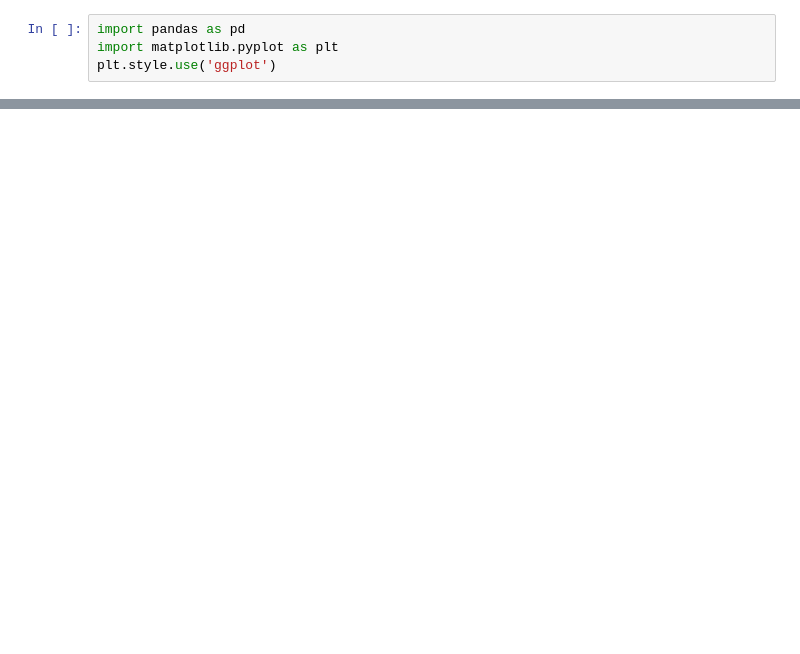
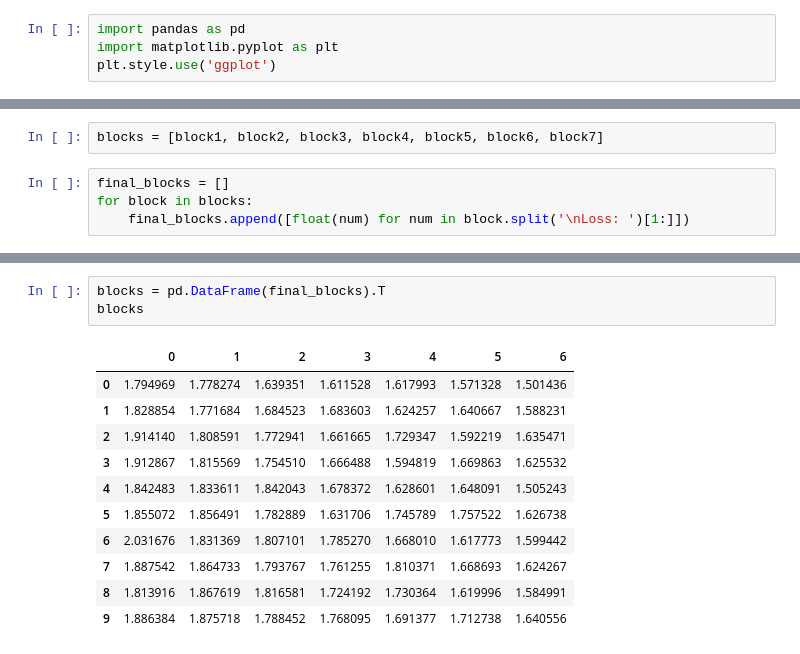
Before and after one commit to JasonZhangzy1757/the-effect-of-domain-corpus-size-for-pretraining, a Jupyter notebook: Modeling/loss_plotting.ipynb, the cells around one changed output, grey strips where cells are left out. Drawn from its saved outputs; the diff is of its cells as text; blank space fills up the shorter version.

```diff
--- a/Modeling/loss_plotting.ipynb
+++ b/Modeling/loss_plotting.ipynb
@@ -77,2 +294,8 @@ Loss: 2.2426810264587402
+# %%
+blocks = [block1, block2, block3, block4, block5, block6, block7]
+# %%
+final_blocks = []
+for block in blocks:
+    final_blocks.append([float(num) for num in block.split('\nLoss: ')[1:]])
 # %%
 losses = [float(num) for num in test.split('\nLoss: ')[1:]]
@@ -93,0 +320,15 @@ title = plt.title('Model Loss as a function of Gradient Steps', fontweight='bold
+# %%
+blocks = pd.DataFrame(final_blocks).T
+blocks
+# %% [output]
+|  | 0 | 1 | 2 | 3 | 4 | 5 | 6 |
+| 0 | 1.794969 | 1.778274 | 1.639351 | 1.611528 | 1.617993 | 1.571328 | 1.501436 |
+| 1 | 1.828854 | 1.771684 | 1.684523 | 1.683603 | 1.624257 | 1.640667 | 1.588231 |
+| 2 | 1.914140 | 1.808591 | 1.772941 | 1.661665 | 1.729347 | 1.592219 | 1.635471 |
+| 3 | 1.912867 | 1.815569 | 1.754510 | 1.666488 | 1.594819 | 1.669863 | 1.625532 |
+| 4 | 1.842483 | 1.833611 | 1.842043 | 1.678372 | 1.628601 | 1.648091 | 1.505243 |
+| 5 | 1.855072 | 1.856491 | 1.782889 | 1.631706 | 1.745789 | 1.757522 | 1.626738 |
+| 6 | 2.031676 | 1.831369 | 1.807101 | 1.785270 | 1.668010 | 1.617773 | 1.599442 |
+| 7 | 1.887542 | 1.864733 | 1.793767 | 1.761255 | 1.810371 | 1.668693 | 1.624267 |
+| 8 | 1.813916 | 1.867619 | 1.816581 | 1.724192 | 1.730364 | 1.619996 | 1.584991 |
+| 9 | 1.886384 | 1.875718 | 1.788452 | 1.768095 | 1.691377 | 1.712738 | 1.640556 |
```
Also changed, not shown: parts of 5 cells of this notebook, 2 other files.
